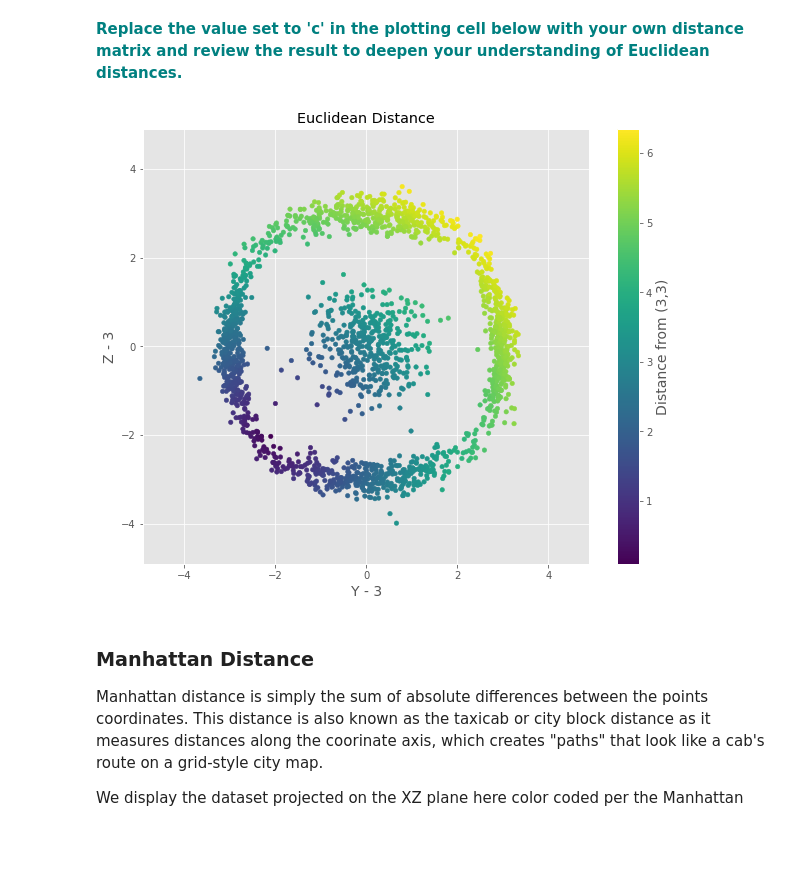
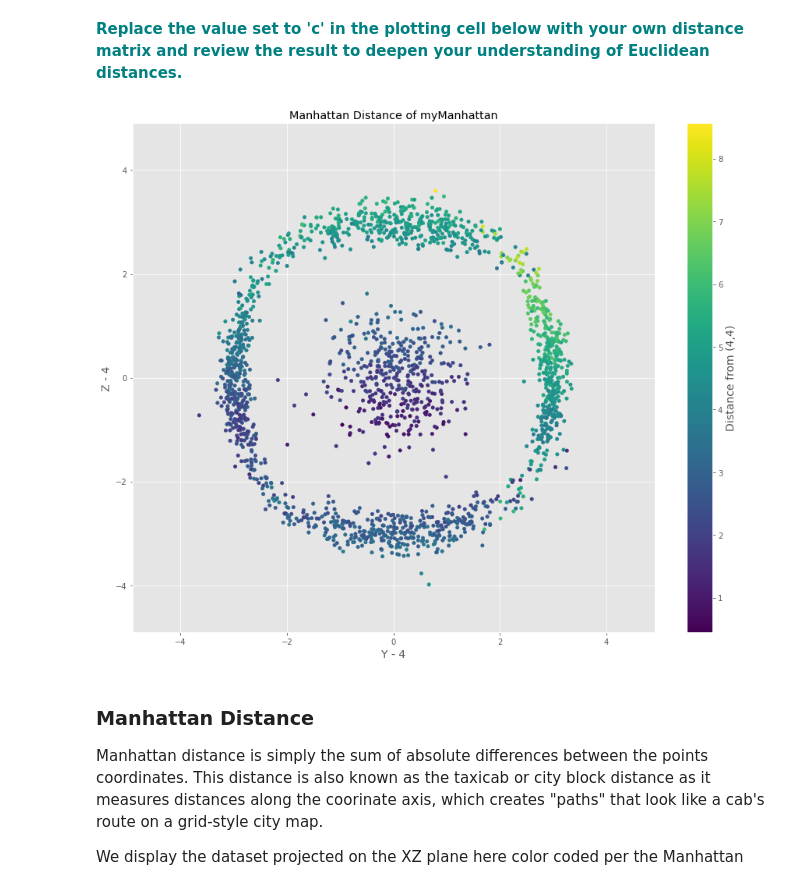
Before and after one commit to dj-m/EuclidianManhattanDistances, a Jupyter notebook: notebooks/Euclidean_and_Manhattan_Distances_Case_Study.ipynb, the cells around one changed output. Saved outputs shown, nothing was run; the diff lists cells and outputs as text; code cells hidden in the pictures; blank space fills up the shorter version.

Commit message:
Saved figure of Manhattan Distance

```diff
--- a/notebooks/Euclidean_and_Manhattan_Distances_Case_Study.ipynb
+++ b/notebooks/Euclidean_and_Manhattan_Distances_Case_Study.ipynb
@@ -38,20 +38,20 @@ myEuclid = np.sqrt((df.Z - 3)**2 + (df.Y - 3)**2)
 # %% [markdown]
 **<font color='teal'>Replace the value set to 'c' in the plotting cell below with your own distance matrix and review the result to deepen your understanding of Euclidean distances. </font>**
 # %%
-figEuclid = plt.figure(figsize=[10,8])
+figEuclid = plt.figure(figsize=[15,12])
 
-plt.scatter(df.Y - 5, df.Z - 5, c=myEuclid, s=20)
+plt.scatter(df.Y - 5, df.Z - 5, c=myManhattan, s=20)
 plt.ylim([-4.9,4.9])
 plt.xlim([-4.9,4.9])
-plt.xlabel('Y - 3', size=14)
-plt.ylabel('Z - 3', size=14)
-plt.title('Euclidian myEuclid Distance')
+plt.xlabel('Y - 4', size=14)
+plt.ylabel('Z - 4', size=14)
+plt.title('Manhattan Distance of myManhattan')
 cb = plt.colorbar()
-cb.set_label('Distance from (3,3)', size=14)
+cb.set_label('Distance from (4,4)', size=14)
 
-figEuclid.savefig('../reports/figures/Euclidean.png')
+figEuclid.savefig('../reports/figures/Manhattan.png')
 # %% [output]
-[figure, old version]
+[figure, new version]
 # %% [markdown]
 ### Manhattan Distance
 
```
Also changed, not shown: parts of 2 cells of this notebook, 2 other files.
